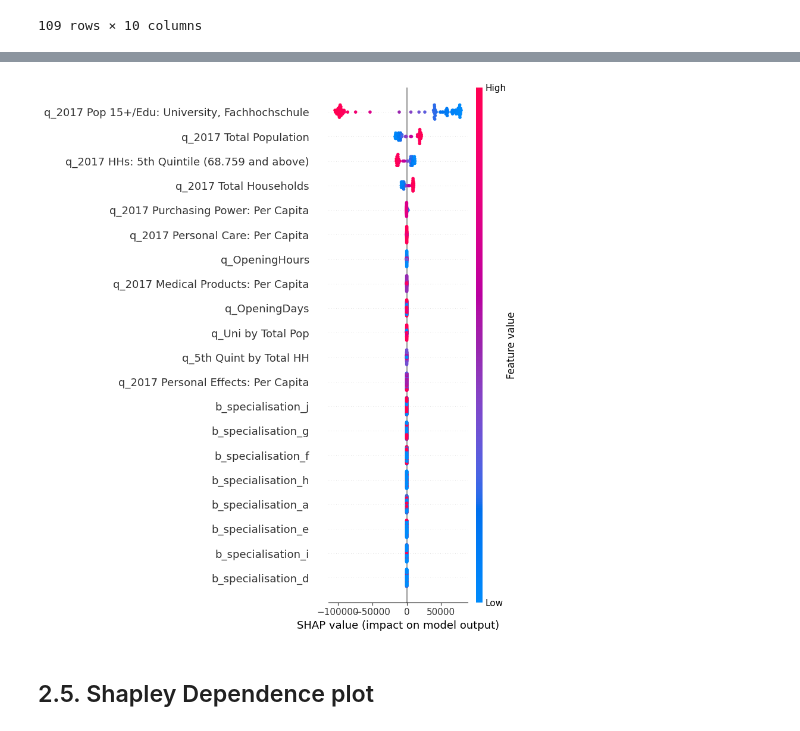
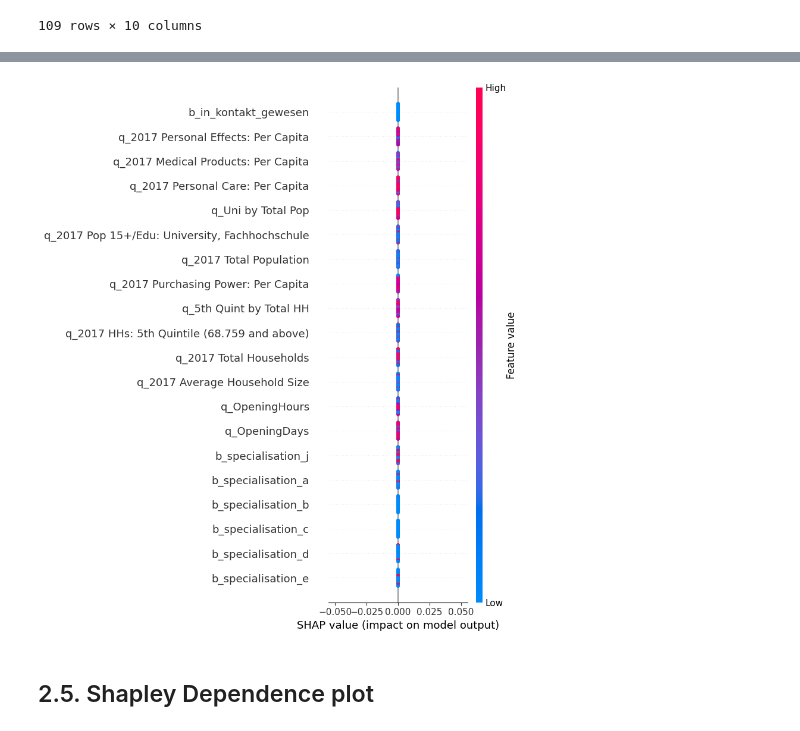
Before and after one commit to adelchi91/customer_generator_temperature_readings, a Jupyter notebook: notebooks/Exploration_new.ipynb, the cells around one changed output, grey strips where cells are left out. Saved outputs shown, nothing was run; the diff lists cells and outputs as text; code cells hidden in the pictures.

```diff
--- a/notebooks/Exploration_new.ipynb
+++ b/notebooks/Exploration_new.ipynb
@@ -62 +47,3 @@ pd.set_option('display.max_columns', None)
+# %%
+SAVE_BEST_PIPELINES = False
 # %% [markdown]
@@ -274,10 +95,0 @@ output
-# %%
-# Save outputs
-os.makedirs(os.path.join("figures", "description_over_time"), exist_ok=True)
-vars_ = output.filter(regex='^num__|^str__', axis=1).columns.to_list()
-for var in vars_:
-    for use_prop in [True, False]:
-        bytes_plot = pop_over_time.plot_pop_over_time(output[var], output['remainder__datetime'], 'M', var,
-                                                      use_prop)
-        with open(f"./figures/description_over_time/{var}_over_time_prop_{use_prop}.png", "wb") as f:
-            f.write(bytes_plot)
@@ -338,7 +110,7 @@ df1.groupby(['b_in_kontakt_gewesen', 'b_gekauft_gesamt']).size().reset_index(nam
 # %%
 df_training = df1[lambda x: x["b_in_kontakt_gewesen"]==1].copy()
 # Perform stratified sampling to get 50% of the data
-X = df_training.drop(columns=['b_gekauft_gesamt'])  # Features
+X = df_training.drop(columns=['b_gekauft_gesamt', 'fakeID'])  # Features
 y = df_training['b_gekauft_gesamt']  # Target variable
 
 # Split the data into training and testing sets, stratifying by y
@@ -578,3 +307,15 @@ mean_metrics_df.sort_values(['AUC mean'], ascending=False)
 37
 # %% [markdown]
 ### Best model hyperparameters
+# %%
+if SAVE_BEST_PIPELINES:
+    joblib_file = "models/best_pipelines.joblib"
+
+    # Save the model
+    joblib.dump(best_pipelines, joblib_file)
+
+    print(f"Model saved as {joblib_file}")
+else:
+    print("best_pipelines was already generated")
+    # Load the model
+    best_pipelines = joblib.load("models/best_pipelines.joblib")
@@ -758,14 +557,16 @@ Plots saved in ./figures/univariate/
 # %%
-X = X.assign(
-        q_OpeningHours=lambda x: x.q_OpeningHours.astype('float'))
+X_train_cv_ = X_train_cv.assign(
+                                q_OpeningHours=lambda x: x.q_OpeningHours.astype('float'),
+                                q_OpeningDays=lambda x: x.q_OpeningDays.astype('float')
+)
 # Compute SHAP values
-explainer = shap.Explainer(pipeline.named_steps['logistic'], X)
-shap_values = explainer(X)
+explainer = shap.Explainer(best_pipelines["Logistic Regression"].named_steps['model'], X_train_cv_)
+shap_values = explainer(X_train_cv_)
 
 # SHAP summary plot
-shap.summary_plot(shap_values, X)
+shap.summary_plot(shap_values, X_train_cv_)
 # %% [output]
-[figure, old version]
+[figure, new version]
 # %% [markdown]
 ## 2.5. Shapley Dependence plot
 # %%
```
Also changed, not shown: parts of 65 cells of this notebook, 24 other files.
